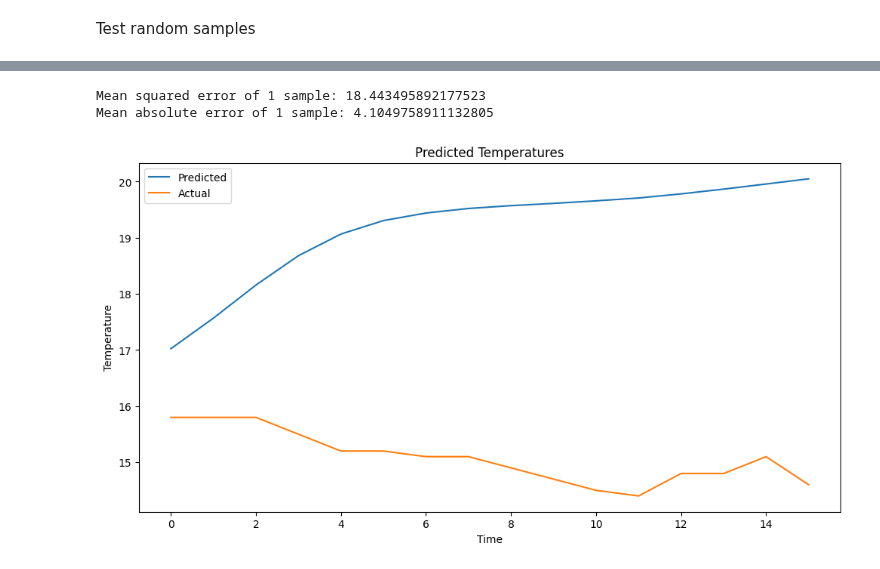
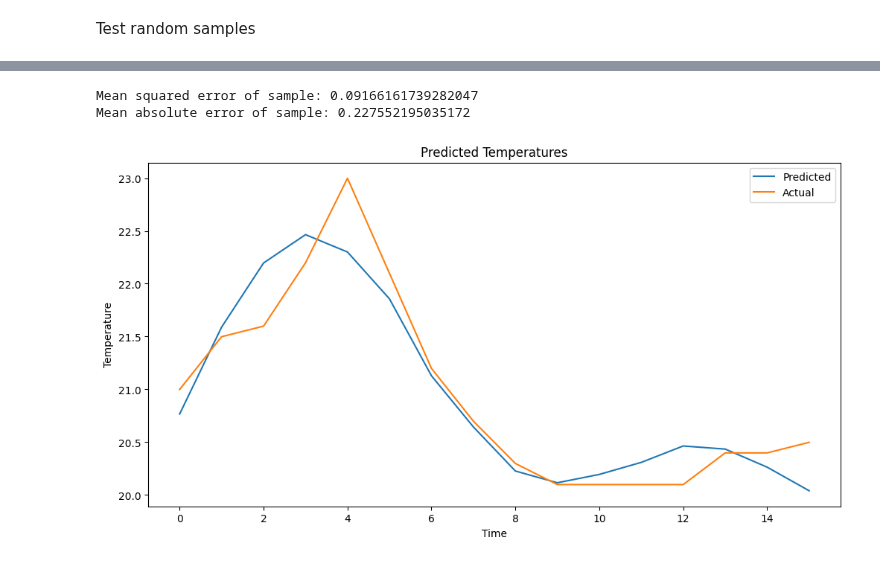
Before and after one commit to sdip15fa/weather-predict, a Jupyter notebook: lstm.ipynb, the cells around one changed output, grey strips where cells are left out. Drawn from its saved outputs; the diff is of its cells as text; code cells hidden in the pictures.

```diff
--- a/lstm.ipynb
+++ b/lstm.ipynb
@@ -311,12 +330,12 @@ predictions = model.predict(val_data)
 # %% [markdown]
 Rescale the predictions back to the original range
 # %%
-scaled_predictions = pd.DataFrame(predictions, columns=features_keys)
-predictions = pd.DataFrame(scaler.inverse_transform(
-    predictions), columns=features_keys)
-predicted_temperature = predictions["Temperature"]
+scaled_predictions = list(map(lambda p: pd.DataFrame(p, columns=features_keys), predictions))
+predictions = list(map(lambda p: pd.DataFrame(scaler.inverse_transform(
+    p), columns=features_keys), scaled_predictions))
+predicted_temperature = list(map(lambda p: p["Temperature"], predictions))
 # %%
-val_target = pd.DataFrame(val_target, columns=features_keys)
-val_target_rescaled = pd.DataFrame(scaler.inverse_transform(val_target), columns=features_keys)
-train_target = pd.DataFrame(train_target, columns=features_keys)
-train_target_rescaled = pd.DataFrame(scaler.inverse_transform(train_target), columns=features_keys)
+val_target = list(map(lambda v: pd.DataFrame(v, columns=features_keys), val_target))
+val_target_rescaled = list(map(lambda v: pd.DataFrame(scaler.inverse_transform(v), columns=features_keys), val_target))
+train_target = list(map(lambda t: pd.DataFrame(t, columns=features_keys), train_target))
+train_target_rescaled = list(map(lambda t: pd.DataFrame(scaler.inverse_transform(t), columns=features_keys), train_target))
@@ -447,21 +445,22 @@ Mean mae: 0.7045396378040314
 # %%
-print("Mean squared error of 1 sample:", mean_squared_error(
-    sample_results[0]["Temperature"], scaler.inverse_transform(sample_targets[0])[:, 0]))
-print("Mean absolute error of 1 sample:", mean_absolute_error(
-    sample_results[0]["Temperature"], scaler.inverse_transform(sample_targets[0])[:, 0]))
+rand_int = random.randint(0, total_samples - 1)
+
+print("Mean squared error of sample:", mean_squared_error(
+    sample_results[rand_int]["Temperature"], scaler.inverse_transform(sample_targets[rand_int])[:, 0]))
+print("Mean absolute error of sample:", mean_absolute_error(
+    sample_results[rand_int]["Temperature"], scaler.inverse_transform(sample_targets[rand_int])[:, 0]))
+
+plt.figure(figsize=(12, 6))
+plt.plot(range(len(sample_results[rand_int])), sample_results[rand_int]["Temperature"], label='Predicted')
+plt.plot(range(len(sample_results[rand_int])), scaler.inverse_transform(sample_targets[rand_int])[:, 0], label="Actual")
+plt.xlabel('Time')
+plt.ylabel('Temperature')
+plt.title('Predicted Temperatures')
+plt.legend()
+plt.show()
 # %% [output]
-Mean squared error of 1 sample: 18.443495892177523
-Mean absolute error of 1 sample: 4.1049758911132805
+Mean squared error of sample: 0.09166161739282047
+Mean absolute error of sample: 0.227552195035172
+[figure, added]
-# %%
-plt.figure(figsize=(12, 6))
-plt.plot(range(len(sample_results[0])), sample_results[0]["Temperature"], label='Predicted')
-plt.plot(range(len(sample_results[0])), scaler.inverse_transform(sample_targets[0])[:, 0], label="Actual")
-plt.xlabel('Time')
-plt.ylabel('Temperature')
-plt.title('Predicted Temperatures')
-plt.legend()
-plt.show()
-# %% [output]
-[figure, removed]
 # %%
 test_data = scaled_features.copy()[-time_steps:]
```
Also changed, not shown: parts of 26 cells of this notebook, 12 other files.
